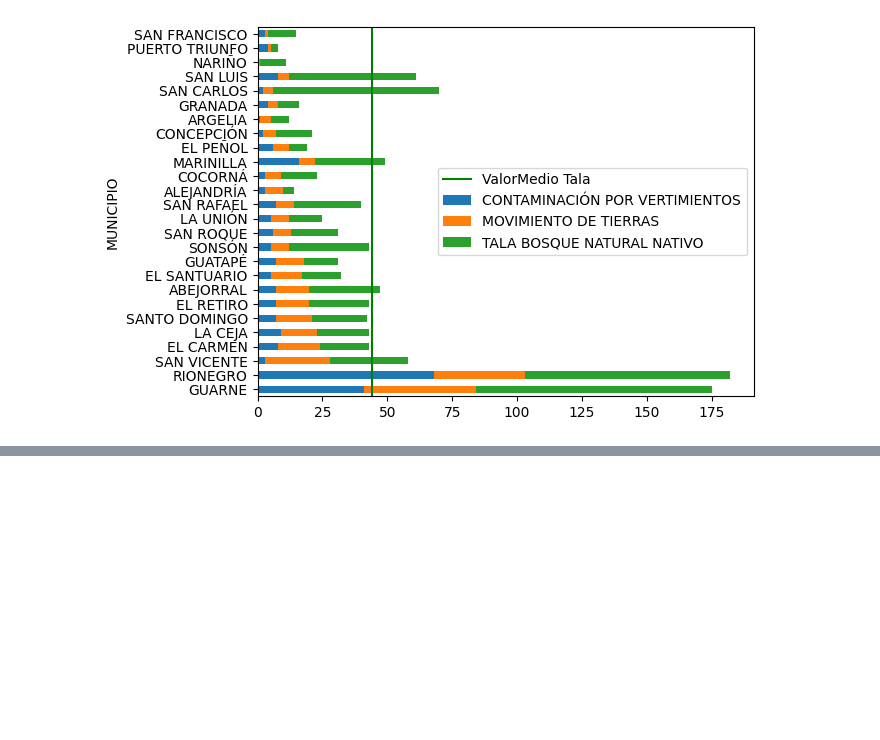
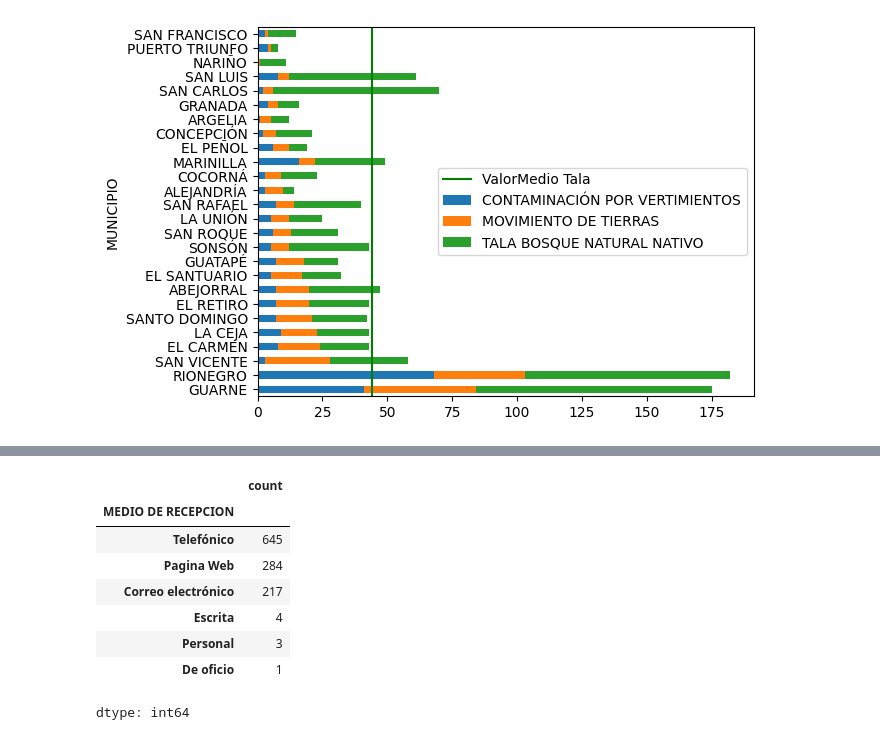
Before and after one commit to asegura4488/CienciaDatos, a Jupyter notebook: Semana4/QuejasAmbientales.ipynb, the cells around one changed output, grey strips where cells are left out. Saved outputs shown, nothing was run; the diff lists cells and outputs as text; code cells hidden in the pictures; blank space fills up the shorter version.

```diff
--- a/Semana4/QuejasAmbientales.ipynb
+++ b/Semana4/QuejasAmbientales.ipynb
@@ -233,0 +270,13 @@ ax.legend()
+# %%
+Counts_reception = pd.value_counts( data['MEDIO DE  RECEPCION'] )
+Counts_reception
+# %% [output]
+|  | count |
+| MEDIO DE RECEPCION |  |
+| Telefónico | 645 |
+| Pagina Web | 284 |
+| Correo electrónico | 217 |
+| Escrita | 4 |
+| Personal | 3 |
+| De oficio | 1 |
+dtype: int64
```
Also changed, not shown: parts of 4 cells of this notebook.
